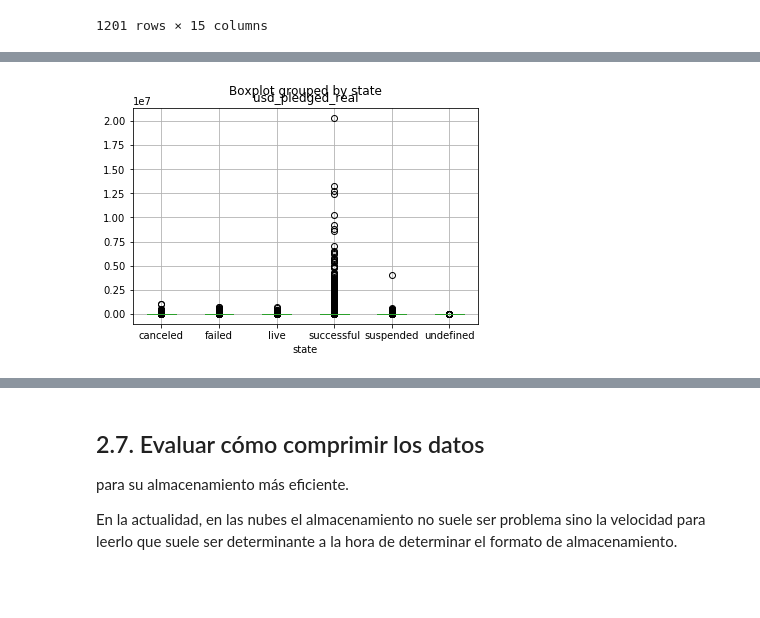
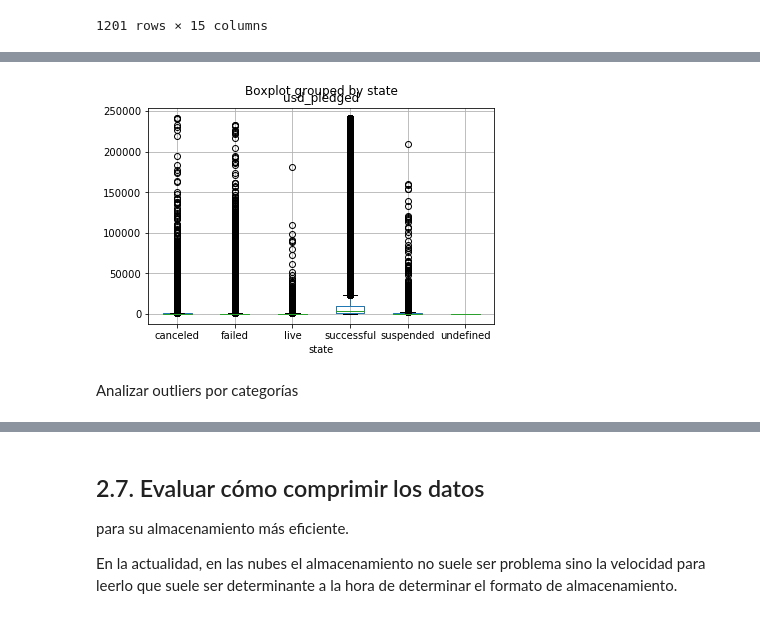
Before and after one commit to DiploDatos/AnalisisYCuracion, a Jupyter notebook: notebooks/Limpieza.ipynb, the cells around one changed output, grey strips where cells are left out. Drawn from its saved outputs; the diff is of its cells as text; code cells hidden in the pictures; blank space fills up the shorter version.

```diff
--- a/notebooks/Limpieza.ipynb
+++ b/notebooks/Limpieza.ipynb
@@ -921,7 +967,8 @@ kickstarter_2018.boxplot(column='usd_pledged');
 # %% [markdown]
 "There are many rules of thumb for how to define an outlier but there is no silver bullet. One rule of thumb is that any data point that is three standard deviations away from the mean of the same data point for all observations."
 # %%
-outliers = kickstarter_2018[kickstarter_2018.usd_pledged > (kickstarter_2018.usd_pledged.mean() + 3 * kickstarter_2018.usd_pledged.std())]
+outliers = kickstarter_2018[kickstarter_2018.usd_pledged > (kickstarter_2018.usd_pledged.mean() +
+                                                            3 * kickstarter_2018.usd_pledged.std())]
 outliers
 # %% [output]
 |  | name | category | main_category | currency | deadline | goal | launched | pledged | state | backers | ... |
@@ -946,5 +997,7 @@ outliers
 # %%
-kickstarter_2018.boxplot(column='usd_pledged_real',by='state');
+kickstarter_2018.drop(outliers.index).boxplot(column='usd_pledged',by='state');
 # %% [output]
-[figure, old version]
+[figure, new version]
+# %% [markdown]
+Analizar outliers por categorías
 # %%
```
Also changed, not shown: parts of 55 cells of this notebook.
